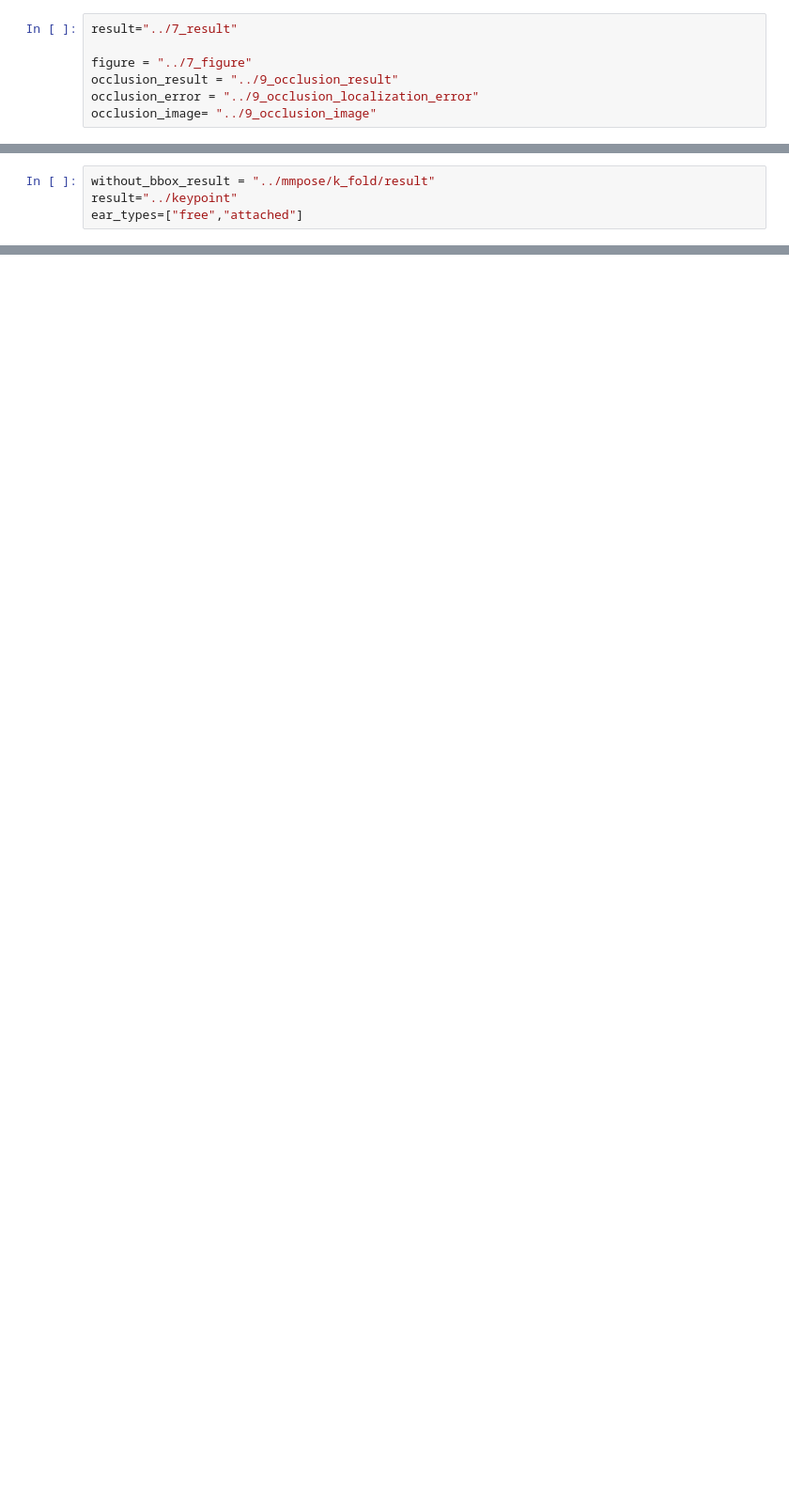
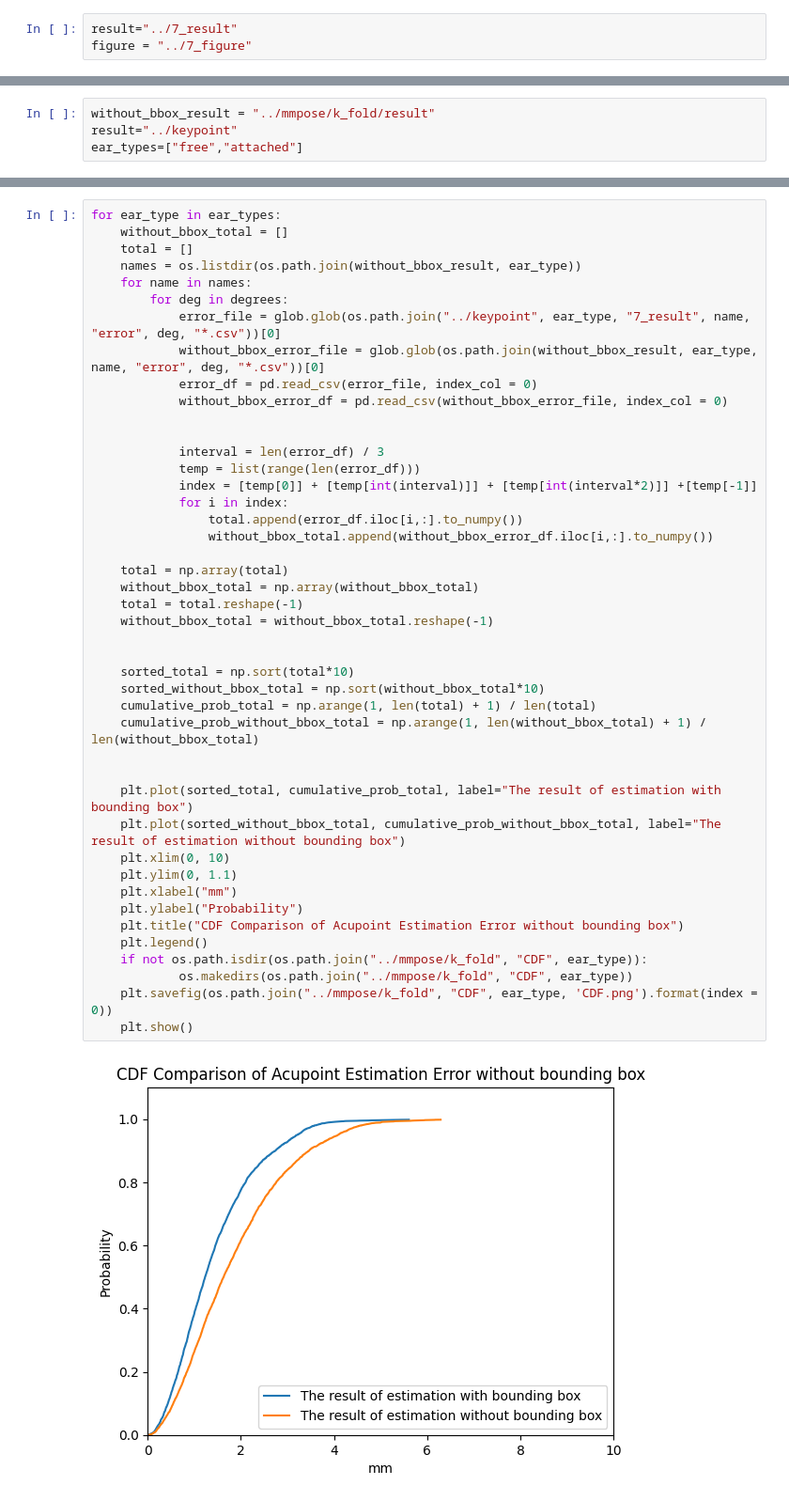
Before and after one commit to kdavidlp123/Thesis, a Jupyter notebook: code/CDF.ipynb, the cells around one changed output, grey strips where cells are left out. Shown at 94% size. Saved outputs shown, nothing was run; the diff lists cells and outputs as text; blank space fills up the shorter version.

```diff
--- a/code/CDF.ipynb
+++ b/code/CDF.ipynb
@@ -12,11 +12,7 @@ import pandas as pd
 degrees = ['15cm_0mm_0deg', '15cm_25mm_5deg', '15cm_50mm_10deg', '20cm_0mm_0deg', '20cm_25mm_5deg', '20cm_50mm_10deg']
 # %%
 result="../7_result"
-
 figure = "../7_figure"
-occlusion_result = "../9_occlusion_result"
-occlusion_error = "../9_occlusion_localization_error"
-occlusion_image= "../9_occlusion_image"
 # %%
 for ear_type in ear_types:
     names = os.listdir(os.path.join(result, ear_type))
@@ -129,0 +82,46 @@ for ear_type in ear_types:
+# %%
+for ear_type in ear_types:
+    without_bbox_total = []
+    total = []
+    names = os.listdir(os.path.join(without_bbox_result, ear_type))
+    for name in names:
+        for deg in degrees:
+            error_file = glob.glob(os.path.join("../keypoint", ear_type, "7_result", name, "error", deg, "*.csv"))[0]
+            without_bbox_error_file = glob.glob(os.path.join(without_bbox_result, ear_type, name, "error", deg, "*.csv"))[0]
+            error_df = pd.read_csv(error_file, index_col = 0)
+            without_bbox_error_df = pd.read_csv(without_bbox_error_file, index_col = 0)
+
+
+            interval = len(error_df) / 3
+            temp = list(range(len(error_df)))
+            index = [temp[0]] + [temp[int(interval)]] + [temp[int(interval*2)]] +[temp[-1]]
+            for i in index:
+                total.append(error_df.iloc[i,:].to_numpy())
+                without_bbox_total.append(without_bbox_error_df.iloc[i,:].to_numpy())
+
+    total = np.array(total)
+    without_bbox_total = np.array(without_bbox_total)
+    total = total.reshape(-1)
+    without_bbox_total = without_bbox_total.reshape(-1)
+
+
+    sorted_total = np.sort(total*10)
+    sorted_without_bbox_total = np.sort(without_bbox_total*10)
+    cumulative_prob_total = np.arange(1, len(total) + 1) / len(total)
+    cumulative_prob_without_bbox_total = np.arange(1, len(without_bbox_total) + 1) / len(without_bbox_total)
+
+
+    plt.plot(sorted_total, cumulative_prob_total, label="The result of estimation with bounding box")
+    plt.plot(sorted_without_bbox_total, cumulative_prob_without_bbox_total, label="The result of estimation without bounding box")
+    plt.xlim(0, 10)
+    plt.ylim(0, 1.1)
+    plt.xlabel("mm")
+    plt.ylabel("Probability")
+    plt.title("CDF Comparison of Acupoint Estimation Error without bounding box")
+    plt.legend()
+    if not os.path.isdir(os.path.join("../mmpose/k_fold", "CDF", ear_type)):
+            os.makedirs(os.path.join("../mmpose/k_fold", "CDF", ear_type))
+    plt.savefig(os.path.join("../mmpose/k_fold", "CDF", ear_type, 'CDF.png').format(index = 0))
+    plt.show()
+# %% [output]
+[figure, added]
```
Also changed, not shown: parts of 6 cells of this notebook, 12 other files.
